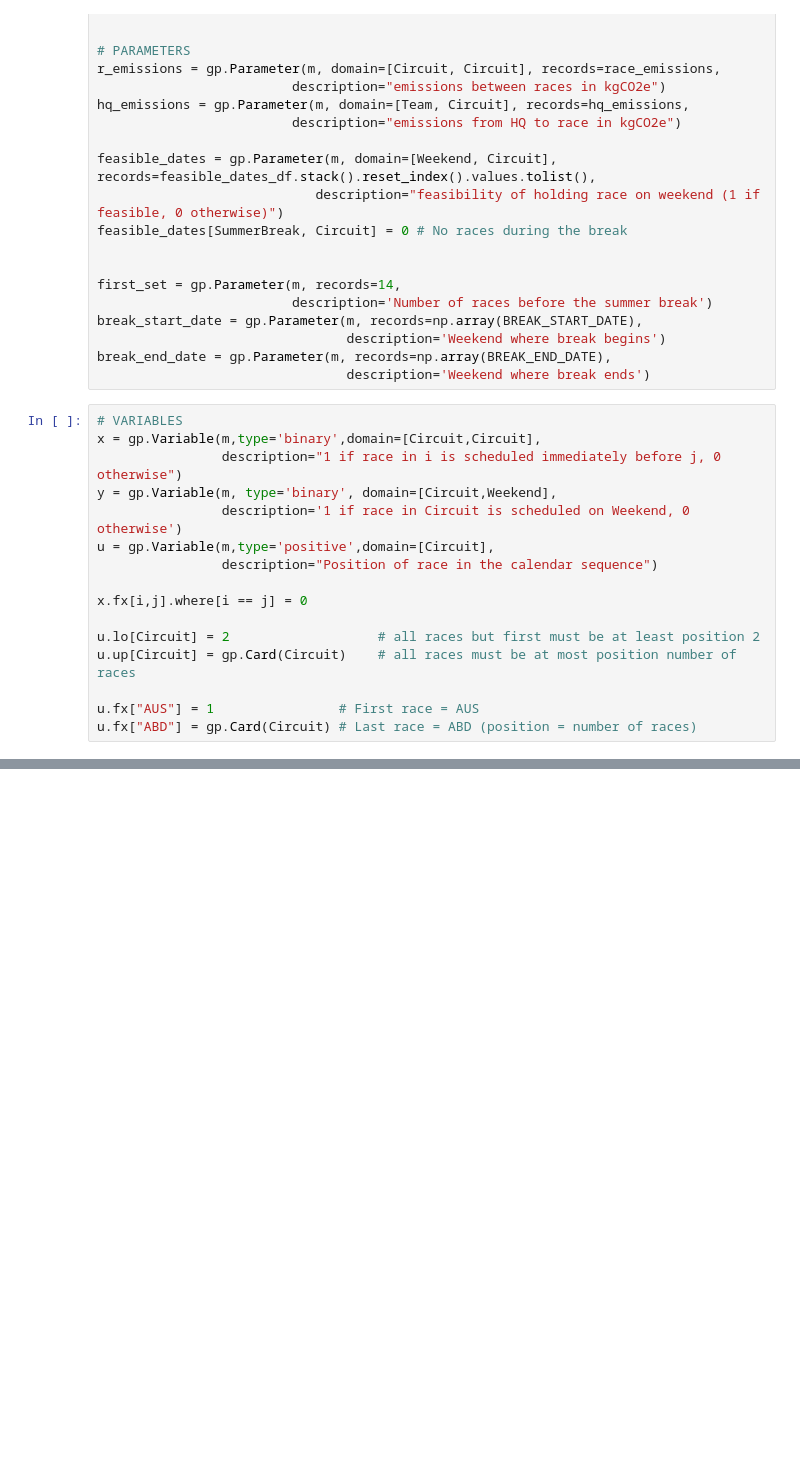
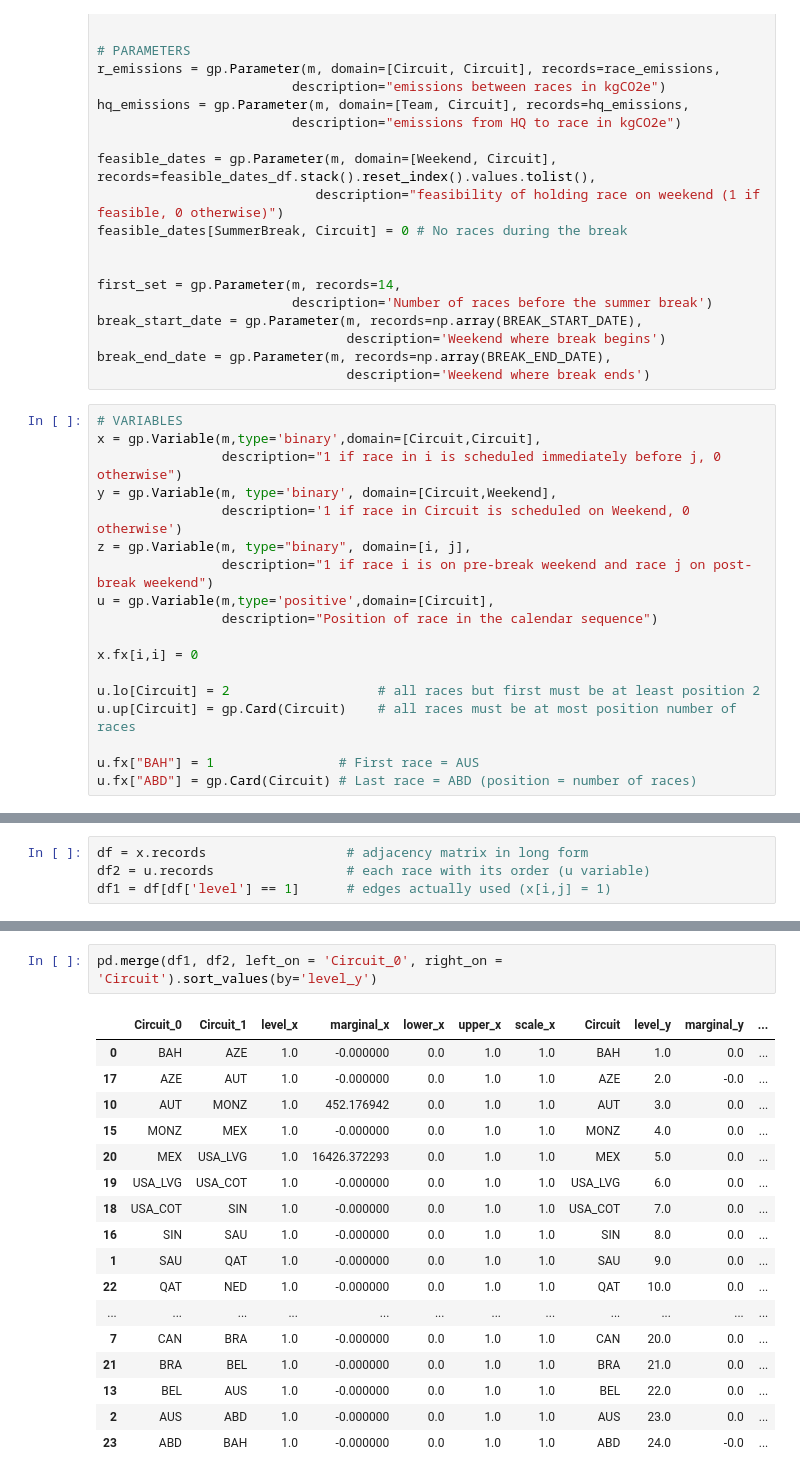
Before and after one commit to GokulnathUW/f1-calendar-optimization, a Jupyter notebook: model.ipynb, the cells around one changed output, grey strips where cells are left out. Saved outputs shown, nothing was run; the diff lists cells and outputs as text; blank space fills up the shorter version.

```diff
--- a/model.ipynb
+++ b/model.ipynb
@@ -88,15 +88,17 @@ x = gp.Variable(m,type='binary',domain=[Circuit,Circuit],
                 description="1 if race in i is scheduled immediately before j, 0 otherwise")
 y = gp.Variable(m, type='binary', domain=[Circuit,Weekend],
                 description='1 if race in Circuit is scheduled on Weekend, 0 otherwise')
+z = gp.Variable(m, type="binary", domain=[i, j],
+                description="1 if race i is on pre-break weekend and race j on post-break weekend")
 u = gp.Variable(m,type='positive',domain=[Circuit],
                 description="Position of race in the calendar sequence")
 
-x.fx[i,j].where[i == j] = 0
+x.fx[i,i] = 0
 
 u.lo[Circuit] = 2                   # all races but first must be at least position 2
 u.up[Circuit] = gp.Card(Circuit)    # all races must be at most position number of races
 
-u.fx["AUS"] = 1                # First race = AUS
+u.fx["BAH"] = 1                # First race = AUS
 u.fx["ABD"] = gp.Card(Circuit) # Last race = ABD (position = number of races)
 # %%
 # EQUATIONS
@@ -183,0 +220,4 @@ OBJ[...] = (
+# %%
+df = x.records                  # adjacency matrix in long form
+df2 = u.records                 # each race with its order (u variable)
+df1 = df[df['level'] == 1]      # edges actually used (x[i,j] = 1)
@@ -183,0 +369,20 @@ OBJ[...] = (
+# %%
+pd.merge(df1, df2, left_on = 'Circuit_0', right_on = 'Circuit').sort_values(by='level_y')
+# %% [output]
+|  | Circuit_0 | Circuit_1 | level_x | marginal_x | lower_x | upper_x | scale_x | Circuit | level_y | marginal_y | ... |
+| 0 | BAH | AZE | 1.0 | -0.000000 | 0.0 | 1.0 | 1.0 | BAH | 1.0 | 0.0 | ... |
+| 17 | AZE | AUT | 1.0 | -0.000000 | 0.0 | 1.0 | 1.0 | AZE | 2.0 | -0.0 | ... |
+| 10 | AUT | MONZ | 1.0 | 452.176942 | 0.0 | 1.0 | 1.0 | AUT | 3.0 | 0.0 | ... |
+| 15 | MONZ | MEX | 1.0 | -0.000000 | 0.0 | 1.0 | 1.0 | MONZ | 4.0 | 0.0 | ... |
+| 20 | MEX | USA_LVG | 1.0 | 16426.372293 | 0.0 | 1.0 | 1.0 | MEX | 5.0 | 0.0 | ... |
+| 19 | USA_LVG | USA_COT | 1.0 | -0.000000 | 0.0 | 1.0 | 1.0 | USA_LVG | 6.0 | 0.0 | ... |
+| 18 | USA_COT | SIN | 1.0 | -0.000000 | 0.0 | 1.0 | 1.0 | USA_COT | 7.0 | 0.0 | ... |
+| 16 | SIN | SAU | 1.0 | -0.000000 | 0.0 | 1.0 | 1.0 | SIN | 8.0 | 0.0 | ... |
+| 1 | SAU | QAT | 1.0 | -0.000000 | 0.0 | 1.0 | 1.0 | SAU | 9.0 | 0.0 | ... |
+| 22 | QAT | NED | 1.0 | -0.000000 | 0.0 | 1.0 | 1.0 | QAT | 10.0 | 0.0 | ... |
+| ... | ... | ... | ... | ... | ... | ... | ... | ... | ... | ... | ... |
+| 7 | CAN | BRA | 1.0 | -0.000000 | 0.0 | 1.0 | 1.0 | CAN | 20.0 | 0.0 | ... |
+| 21 | BRA | BEL | 1.0 | -0.000000 | 0.0 | 1.0 | 1.0 | BRA | 21.0 | 0.0 | ... |
+| 13 | BEL | AUS | 1.0 | -0.000000 | 0.0 | 1.0 | 1.0 | BEL | 22.0 | 0.0 | ... |
+| 2 | AUS | ABD | 1.0 | -0.000000 | 0.0 | 1.0 | 1.0 | AUS | 23.0 | 0.0 | ... |
+| 23 | ABD | BAH | 1.0 | -0.000000 | 0.0 | 1.0 | 1.0 | ABD | 24.0 | -0.0 | ... |
```
Also changed, not shown: parts of 8 cells of this notebook, 1 other file.
